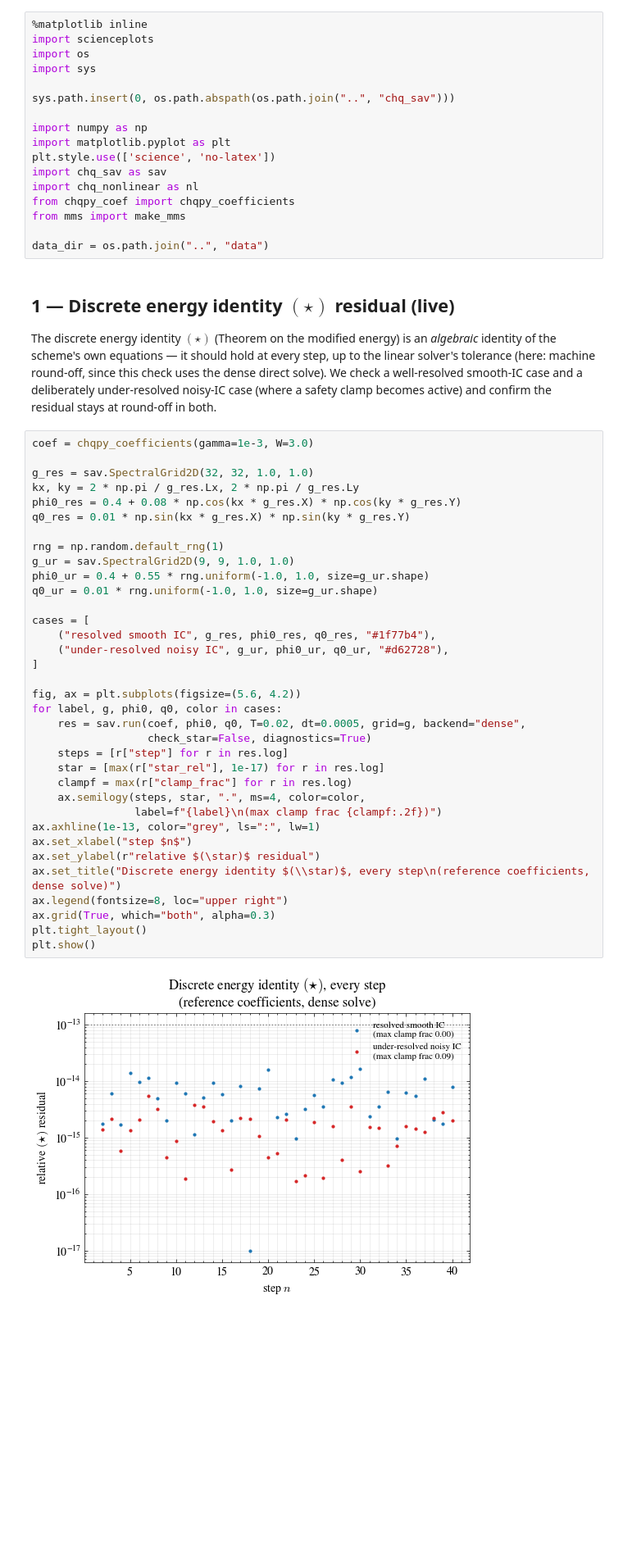
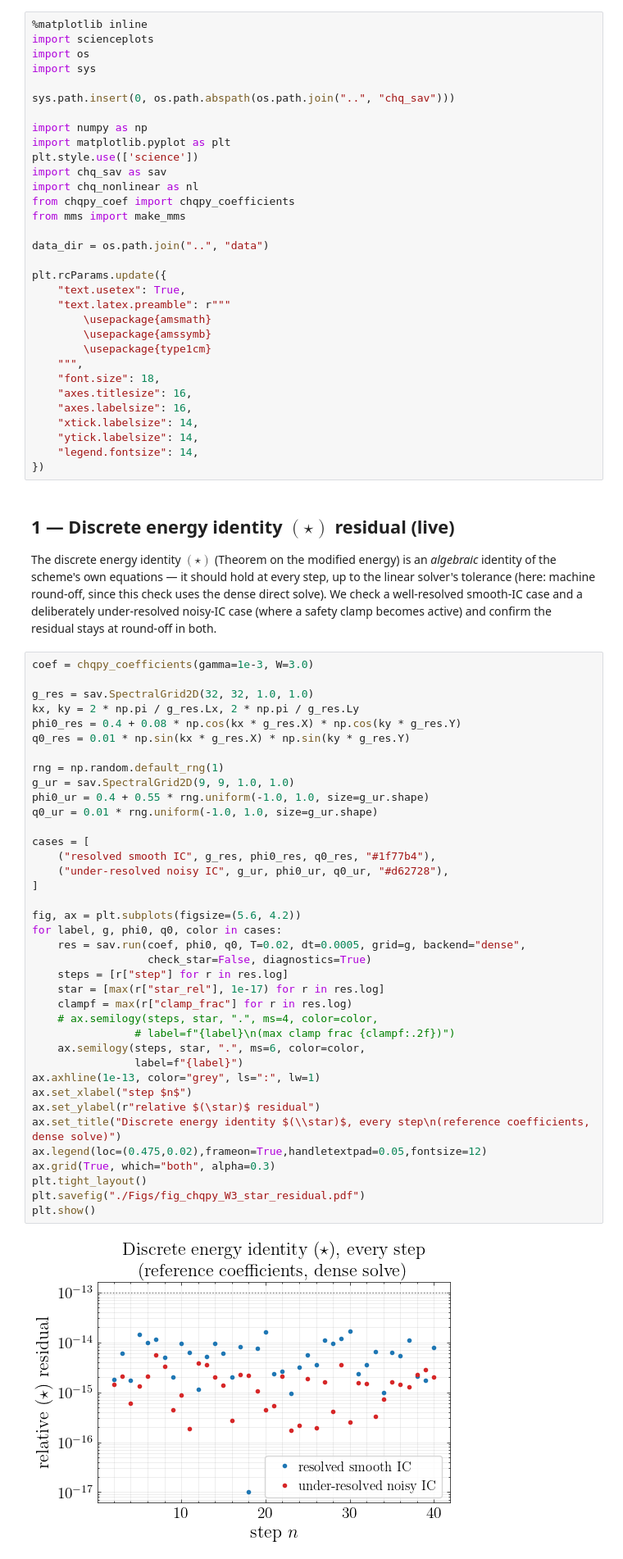
Before and after one commit to RiteshBhola/chq-sav-scheme, a Jupyter notebook: notebooks/other_figures_demo.ipynb, the cells around one changed output. Shown at 82% size. Cells and saved outputs as stored; diff of their text form; blank space fills up the shorter version.

```diff
--- a/notebooks/other_figures_demo.ipynb
+++ b/notebooks/other_figures_demo.ipynb
@@ -18,13 +18,28 @@ sys.path.insert(0, os.path.abspath(os.path.join("..", "chq_sav")))
 
 import numpy as np
 import matplotlib.pyplot as plt
-plt.style.use(['science', 'no-latex'])
+plt.style.use(['science'])
 import chq_sav as sav
 import chq_nonlinear as nl
 from chqpy_coef import chqpy_coefficients
 from mms import make_mms
 
 data_dir = os.path.join("..", "data")
+
+plt.rcParams.update({
+    "text.usetex": True,
+    "text.latex.preamble": r"""
+        \usepackage{amsmath}
+        \usepackage{amssymb}
+        \usepackage{type1cm}
+    """,
+    "font.size": 18,
+    "axes.titlesize": 16,
+    "axes.labelsize": 16,
+    "xtick.labelsize": 14,
+    "ytick.labelsize": 14,
+    "legend.fontsize": 14,
+})
 # %% [markdown]
 ## 1 — Discrete energy identity $(\star)$ residual (live)
 
@@ -35,37 +50,40 @@ coef = chqpy_coefficients(gamma=1e-3, W=3.0)
 g_res = sav.SpectralGrid2D(32, 32, 1.0, 1.0)
 kx, ky = 2 * np.pi / g_res.Lx, 2 * np.pi / g_res.Ly
 phi0_res = 0.4 + 0.08 * np.cos(kx * g_res.X) * np.cos(ky * g_res.Y)
 q0_res = 0.01 * np.sin(kx * g_res.X) * np.sin(ky * g_res.Y)
 
 rng = np.random.default_rng(1)
 g_ur = sav.SpectralGrid2D(9, 9, 1.0, 1.0)
 phi0_ur = 0.4 + 0.55 * rng.uniform(-1.0, 1.0, size=g_ur.shape)
 q0_ur = 0.01 * rng.uniform(-1.0, 1.0, size=g_ur.shape)
 
 cases = [
     ("resolved smooth IC", g_res, phi0_res, q0_res, "#1f77b4"),
     ("under-resolved noisy IC", g_ur, phi0_ur, q0_ur, "#d62728"),
 ]
 
 fig, ax = plt.subplots(figsize=(5.6, 4.2))
 for label, g, phi0, q0, color in cases:
     res = sav.run(coef, phi0, q0, T=0.02, dt=0.0005, grid=g, backend="dense",
                   check_star=False, diagnostics=True)
     steps = [r["step"] for r in res.log]
     star = [max(r["star_rel"], 1e-17) for r in res.log]
     clampf = max(r["clamp_frac"] for r in res.log)
-    ax.semilogy(steps, star, ".", ms=4, color=color,
-                label=f"{label}\n(max clamp frac {clampf:.2f})")
+    # ax.semilogy(steps, star, ".", ms=4, color=color,
+                # label=f"{label}\n(max clamp frac {clampf:.2f})")
+    ax.semilogy(steps, star, ".", ms=6, color=color,
+                label=f"{label}")
 ax.axhline(1e-13, color="grey", ls=":", lw=1)
 ax.set_xlabel("step $n$")
 ax.set_ylabel(r"relative $(\star)$ residual")
 ax.set_title("Discrete energy identity $(\\star)$, every step\n(reference coefficients, dense solve)")
-ax.legend(fontsize=8, loc="upper right")
+ax.legend(loc=(0.475,0.02),frameon=True,handletextpad=0.05,fontsize=12)
 ax.grid(True, which="both", alpha=0.3)
 plt.tight_layout()
+plt.savefig("./Figs/fig_chqpy_W3_star_residual.pdf")
 plt.show()
 # %% [output]
-[figure, old version]
+[figure, new version]
 # %% [markdown]
 ## 2 — MMS temporal convergence (live)
 
```
Also changed, not shown: parts of 8 cells of this notebook, 6 other files.
